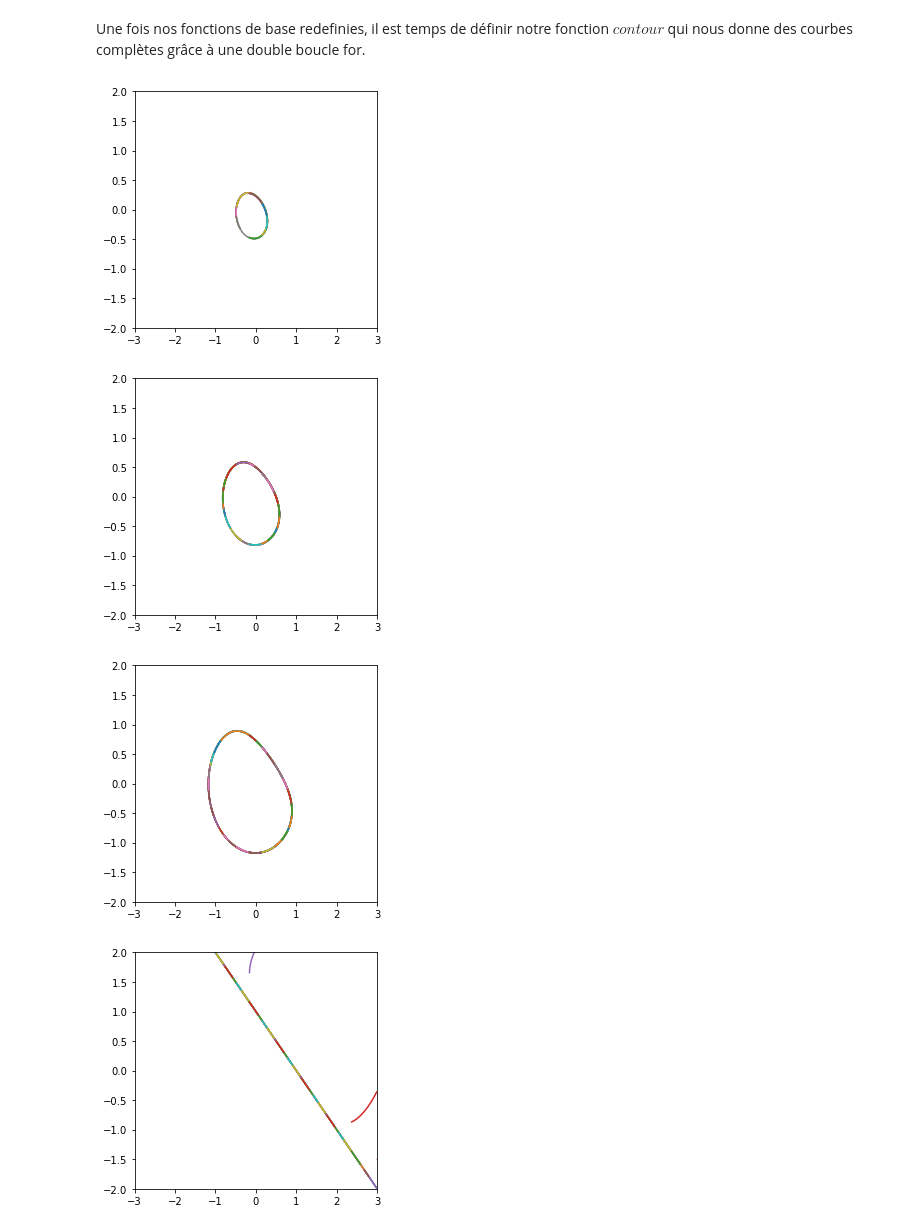
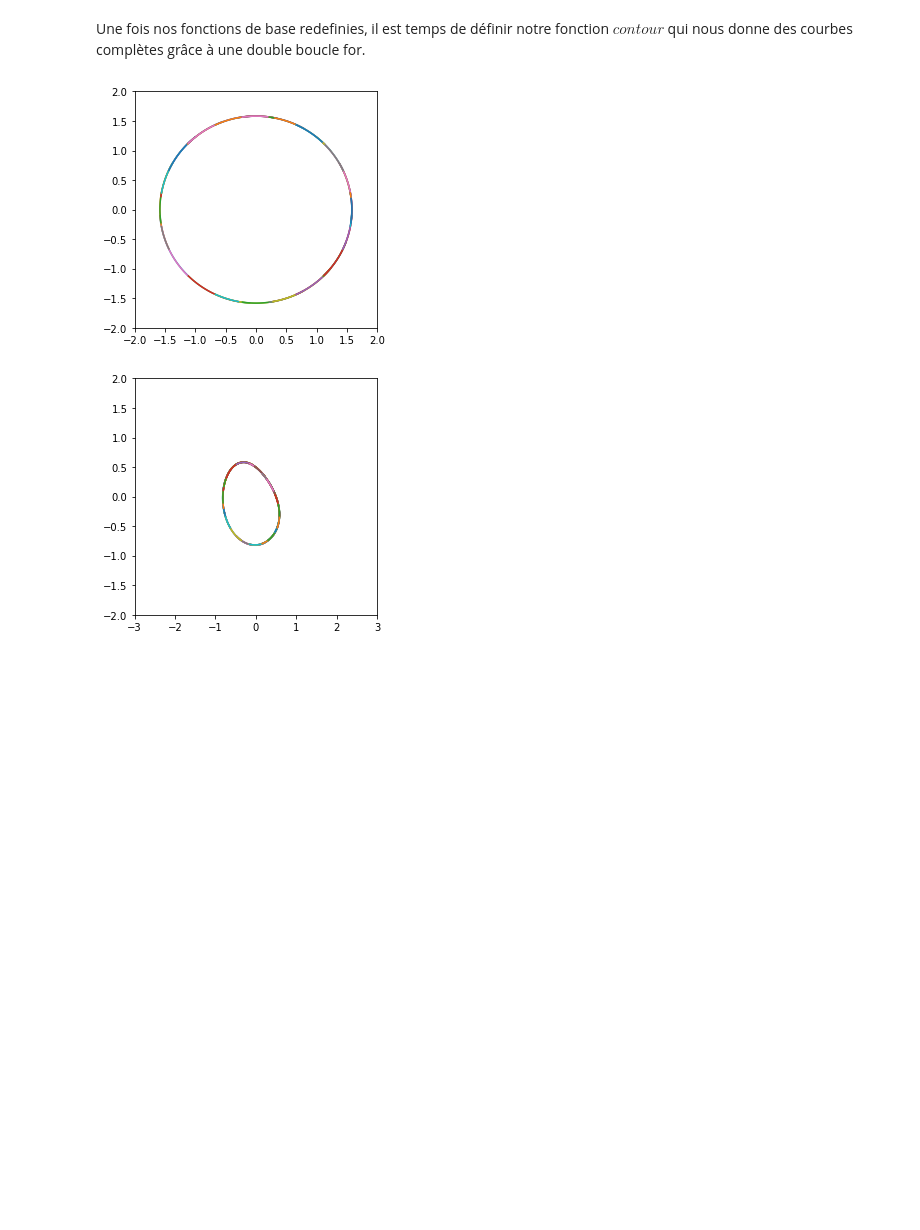
Before and after one commit to mbaronnet/Projet_maths_contour, a Jupyter notebook: Projet_Maths.ipynb, the cells around one changed output. Drawn from its saved outputs; the diff is of its cells as text; code cells hidden in the pictures; blank space fills up the shorter version.

```diff
--- a/Projet_Maths.ipynb
+++ b/Projet_Maths.ipynb
@@ -285,13 +300,11 @@ def contour(f, c=0.0, xc=[0.0, 1.0], yc = [0.0, 1.0], delta = 0.01):
 # %%
 #Exemples tests
 
-#contour(f, c=2.5, xc = list(np.linspace(-2,2,10)), yc = list(np.linspace(-2,2,10)))
-contour(h, c=1.5, xc = list(np.linspace(-3,3,20)), yc = list(np.linspace(-2,2,20)) )
+#On trace dont le rayon au carré vaut 2,5
+contour(f, c=2.5, xc = list(np.linspace(-2,2,10)), yc = list(np.linspace(-2,2,10)))
+
+#On trace une courbe de niveau de la fonction donnée en exemple dans les consignes
 contour(h, c=1.0, xc = list(np.linspace(-3,3,20)), yc = list(np.linspace(-2,2,20)) )
-contour(h, c=0.5, xc = list(np.linspace(-3,3,20)), yc = list(np.linspace(-2,2,20)) )
-contour(h, c=0.0, xc = list(np.linspace(-3,3,20)), yc = list(np.linspace(-2,2,20)) )
 # %% [output]
-[figure, old version]
+[figure, new version]
 [figure]
-[figure, removed]
-[figure, removed]
```
Also changed, not shown: parts of 6 cells of this notebook.
